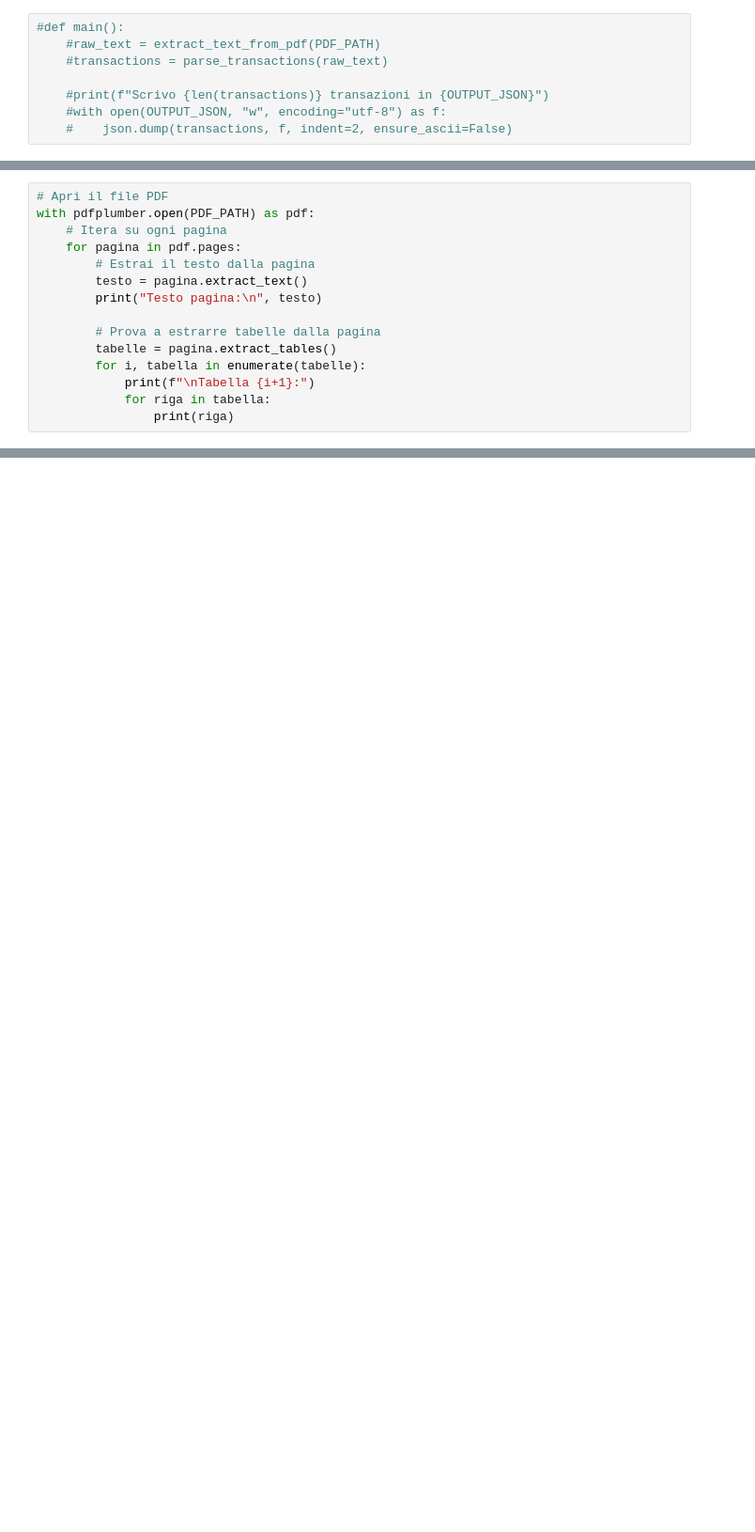
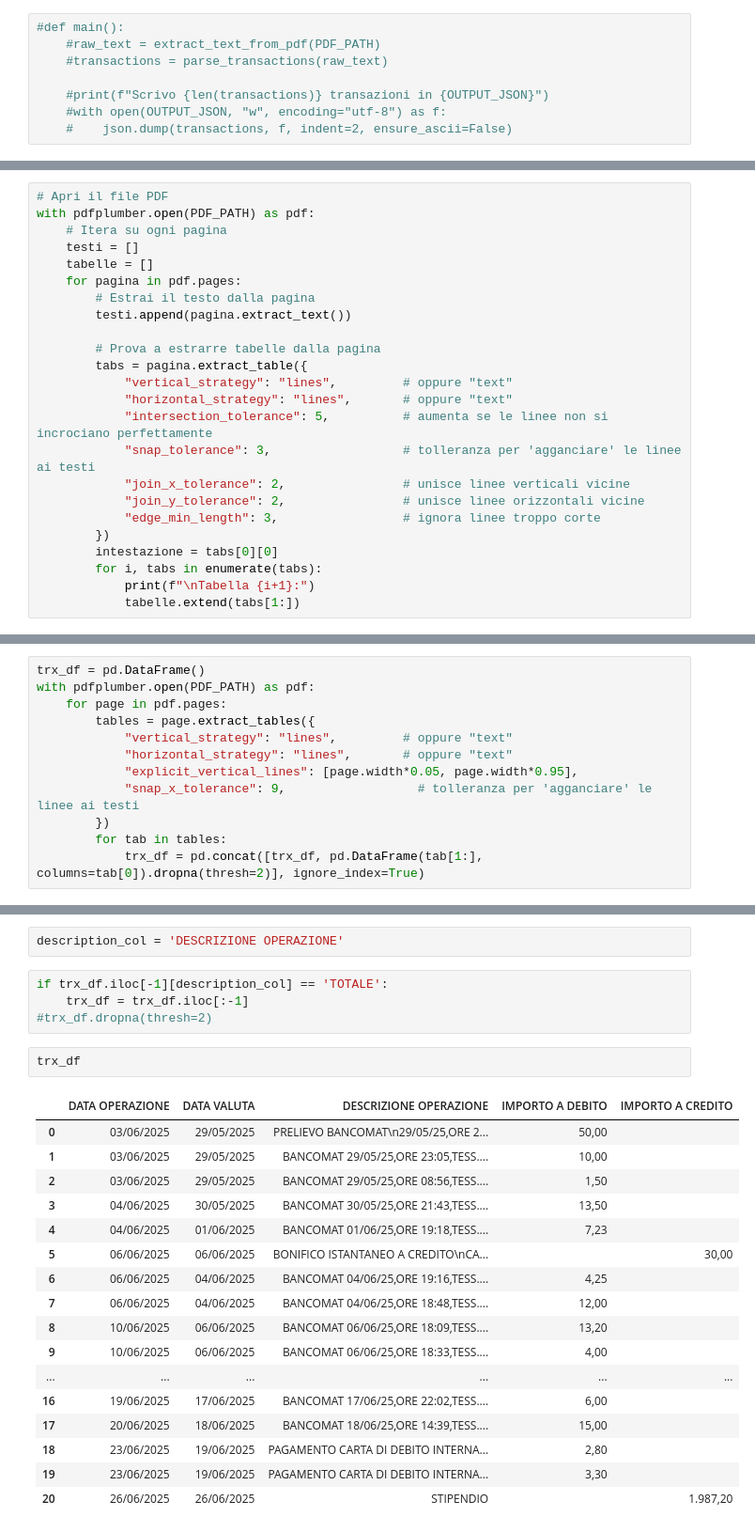
Before and after one commit to RinaldiLuca/monitor-finanze, a Jupyter notebook: test.ocr.ipynb, the cells around one changed output, grey strips where cells are left out. Shown at 94% size. Drawn from its saved outputs; the diff is of its cells as text; blank space fills up the shorter version.

Commit message:
structuring the monthly report into a pd dataframe

```diff
--- a/test.ocr.ipynb
+++ b/test.ocr.ipynb
@@ -55,15 +60,24 @@ import pdfplumber
 # Apri il file PDF
 with pdfplumber.open(PDF_PATH) as pdf:
     # Itera su ogni pagina
+    testi = []
+    tabelle = []
     for pagina in pdf.pages:
         # Estrai il testo dalla pagina
-        testo = pagina.extract_text()
-        print("Testo pagina:\n", testo)
+        testi.append(pagina.extract_text())
 
         # Prova a estrarre tabelle dalla pagina
-        tabelle = pagina.extract_tables()
-        for i, tabella in enumerate(tabelle):
+        tabs = pagina.extract_table({
+            "vertical_strategy": "lines",         # oppure "text"
+            "horizontal_strategy": "lines",       # oppure "text"
+            "intersection_tolerance": 5,          # aumenta se le linee non si incrociano perfettamente
+            "snap_tolerance": 3,                  # tolleranza per 'agganciare' le linee ai testi
+            "join_x_tolerance": 2,                # unisce linee verticali vicine
+            "join_y_tolerance": 2,                # unisce linee orizzontali vicine
+            "edge_min_length": 3,                 # ignora linee troppo corte
+        })
+        intestazione = tabs[0][0]
+        for i, tabs in enumerate(tabs):
             print(f"\nTabella {i+1}:")
-            for riga in tabella:
-                print(riga)
+            tabelle.extend(tabs[1:])
 # %% [output]
@@ -86,0 +176,12 @@ DATA OPERAZIONE DATA VALUTA DESCRIZIONE OPERAZIONE IMPORTO A DEBITO IMPORTO A CR
+# %%
+trx_df = pd.DataFrame()
+with pdfplumber.open(PDF_PATH) as pdf:
+    for page in pdf.pages:
+        tables = page.extract_tables({
+            "vertical_strategy": "lines",         # oppure "text"
+            "horizontal_strategy": "lines",       # oppure "text"
+            "explicit_vertical_lines": [page.width*0.05, page.width*0.95],
+            "snap_x_tolerance": 9,                  # tolleranza per 'agganciare' le linee ai testi
+        })
+        for tab in tables:
+            trx_df = pd.concat([trx_df, pd.DataFrame(tab[1:], columns=tab[0]).dropna(thresh=2)], ignore_index=True)
@@ -86,0 +194,26 @@ DATA OPERAZIONE DATA VALUTA DESCRIZIONE OPERAZIONE IMPORTO A DEBITO IMPORTO A CR
+# %%
+description_col = 'DESCRIZIONE OPERAZIONE'
+# %%
+if trx_df.iloc[-1][description_col] == 'TOTALE':
+    trx_df = trx_df.iloc[:-1]
+#trx_df.dropna(thresh=2)
+# %%
+trx_df
+# %% [output]
+|  | DATA OPERAZIONE | DATA VALUTA | DESCRIZIONE OPERAZIONE | IMPORTO A DEBITO | IMPORTO A CREDITO |
+| 0 | 03/06/2025 | 29/05/2025 | PRELIEVO BANCOMAT\n29/05/25,ORE 2... | 50,00 |  |
+| 1 | 03/06/2025 | 29/05/2025 | BANCOMAT 29/05/25,ORE 23:05,TESS.... | 10,00 |  |
+| 2 | 03/06/2025 | 29/05/2025 | BANCOMAT 29/05/25,ORE 08:56,TESS.... | 1,50 |  |
+| 3 | 04/06/2025 | 30/05/2025 | BANCOMAT 30/05/25,ORE 21:43,TESS.... | 13,50 |  |
+| 4 | 04/06/2025 | 01/06/2025 | BANCOMAT 01/06/25,ORE 19:18,TESS.... | 7,23 |  |
+| 5 | 06/06/2025 | 06/06/2025 | BONIFICO ISTANTANEO A CREDITO\nCA... |  | 30,00 |
+| 6 | 06/06/2025 | 04/06/2025 | BANCOMAT 04/06/25,ORE 19:16,TESS.... | 4,25 |  |
+| 7 | 06/06/2025 | 04/06/2025 | BANCOMAT 04/06/25,ORE 18:48,TESS.... | 12,00 |  |
+| 8 | 10/06/2025 | 06/06/2025 | BANCOMAT 06/06/25,ORE 18:09,TESS.... | 13,20 |  |
+| 9 | 10/06/2025 | 06/06/2025 | BANCOMAT 06/06/25,ORE 18:33,TESS.... | 4,00 |  |
+| ... | ... | ... | ... | ... | ... |
+| 16 | 19/06/2025 | 17/06/2025 | BANCOMAT 17/06/25,ORE 22:02,TESS.... | 6,00 |  |
+| 17 | 20/06/2025 | 18/06/2025 | BANCOMAT 18/06/25,ORE 14:39,TESS.... | 15,00 |  |
+| 18 | 23/06/2025 | 19/06/2025 | PAGAMENTO CARTA DI DEBITO INTERNA... | 2,80 |  |
+| 19 | 23/06/2025 | 19/06/2025 | PAGAMENTO CARTA DI DEBITO INTERNA... | 3,30 |  |
+| 20 | 26/06/2025 | 26/06/2025 | STIPENDIO |  | 1.987,20 |
```
Also changed, not shown: parts of 10 cells of this notebook, 1 other file.
